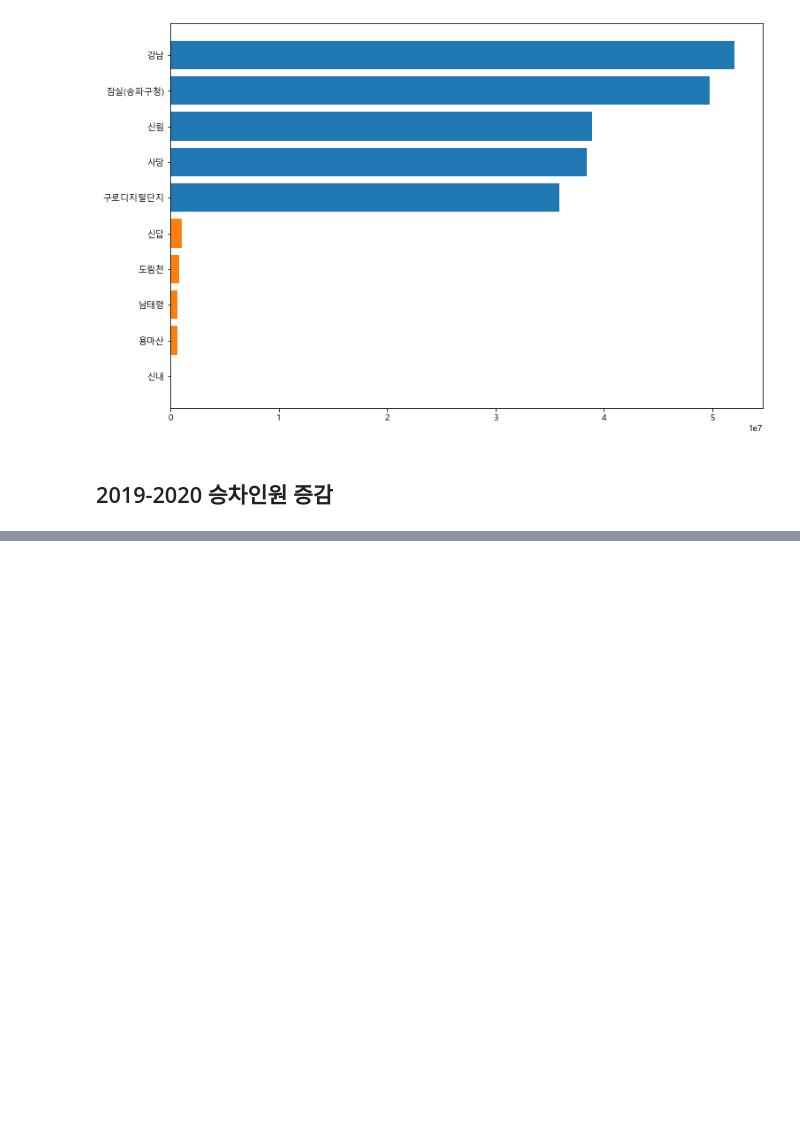
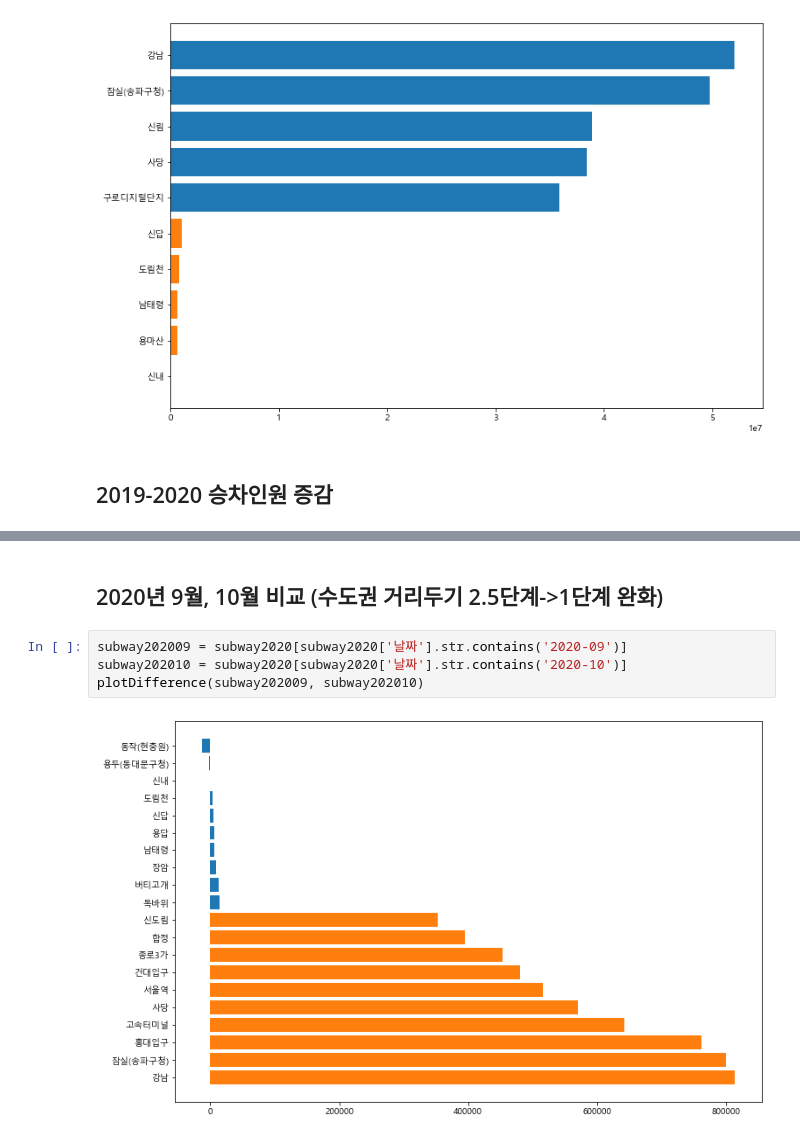
Before and after one commit to SeungyounShin/DGU-DataAnalysis, a Jupyter notebook: taewon_station.ipynb, the cells around one changed output, grey strips where cells are left out. Drawn from its saved outputs; the diff is of its cells as text; blank space fills up the shorter version.

```diff
--- a/taewon_station.ipynb
+++ b/taewon_station.ipynb
@@ -64,0 +129,8 @@ plt.barh(sumDiff.tail(10).index, sumDiff.tail(10)['증감%'])
+# %% [markdown]
+## 2020년 9월, 10월 비교 (수도권 거리두기 2.5단계->1단계 완화)
+# %%
+subway202009 = subway2020[subway2020['날짜'].str.contains('2020-09')]
+subway202010 = subway2020[subway2020['날짜'].str.contains('2020-10')]
+plotDifference(subway202009, subway202010)
+# %% [output]
+[figure, added]
```
Also changed, not shown: parts of 24 cells of this notebook.
